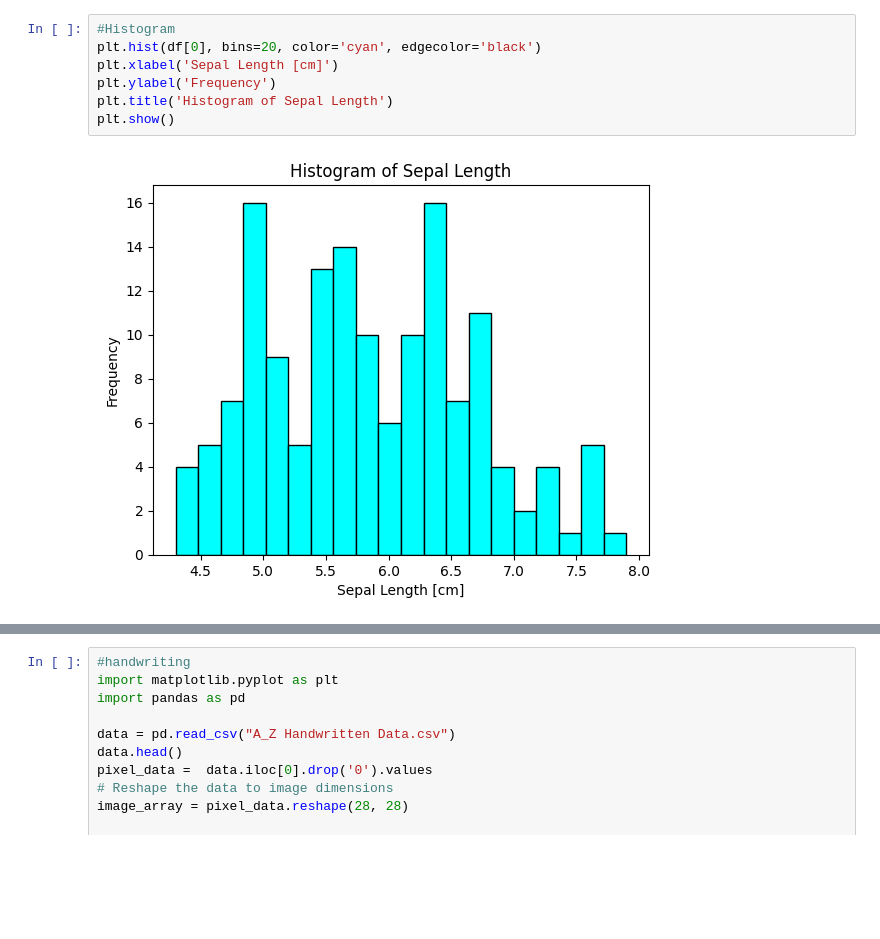
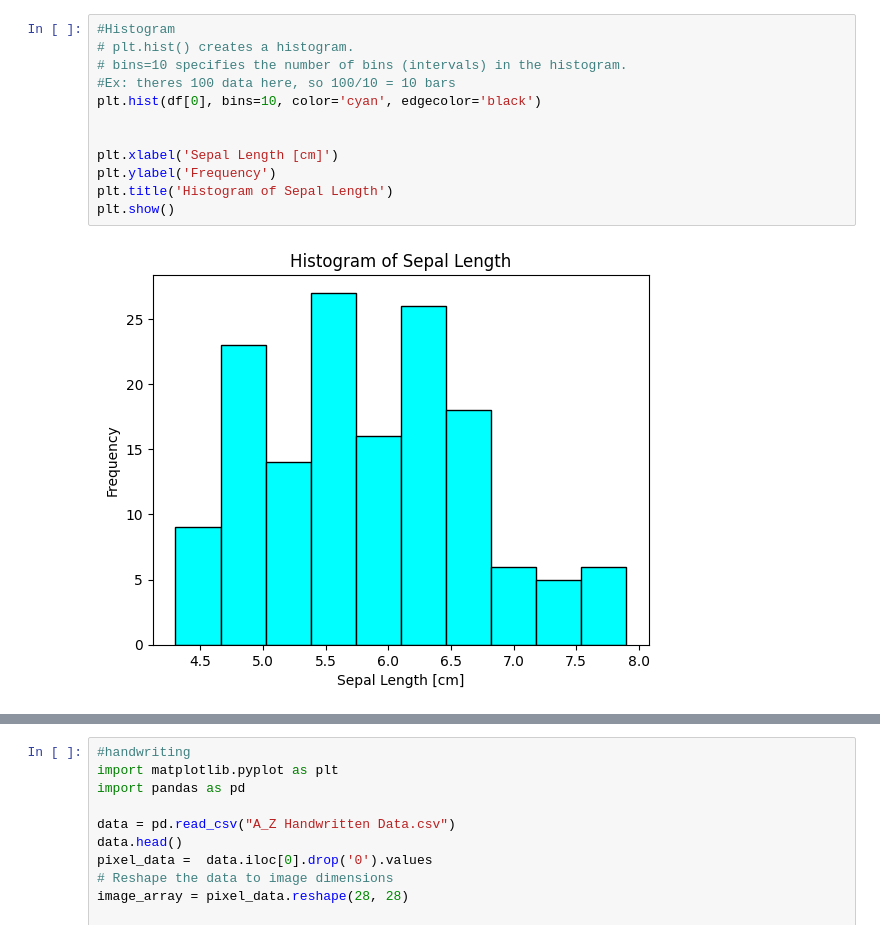
Before and after one commit to Yannaner/Data-visualization, a Jupyter notebook: matplotlib.ipynb, the cells around one changed output, grey strips where cells are left out. Cells and saved outputs as stored; diff of their text form; blank space fills up the shorter version.

```diff
--- a/matplotlib.ipynb
+++ b/matplotlib.ipynb
@@ -39,11 +50,16 @@ plt.show()
 # %%
 #Histogram
-plt.hist(df[0], bins=20, color='cyan', edgecolor='black')
+# plt.hist() creates a histogram.
+# bins=10 specifies the number of bins (intervals) in the histogram.
+#Ex: theres 100 data here, so 100/10 = 10 bars
+plt.hist(df[0], bins=10, color='cyan', edgecolor='black')
+
+
 plt.xlabel('Sepal Length [cm]')
 plt.ylabel('Frequency')
 plt.title('Histogram of Sepal Length')
 plt.show()
 # %% [output]
-[figure, old version]
+[figure, new version]
 # %%
 #Boxplot
```
Also changed, not shown: parts of 8 cells of this notebook, 2 other files.
